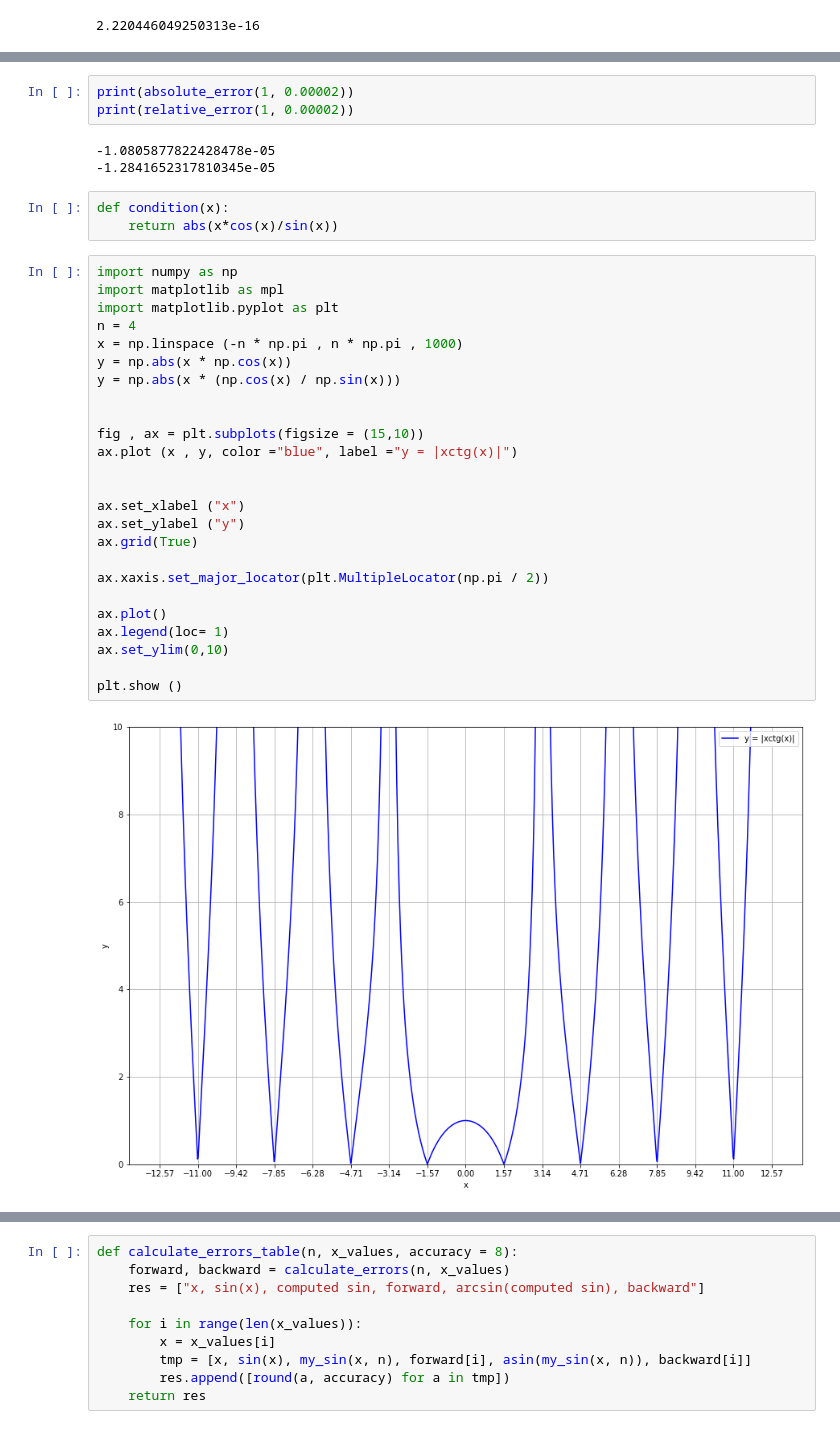
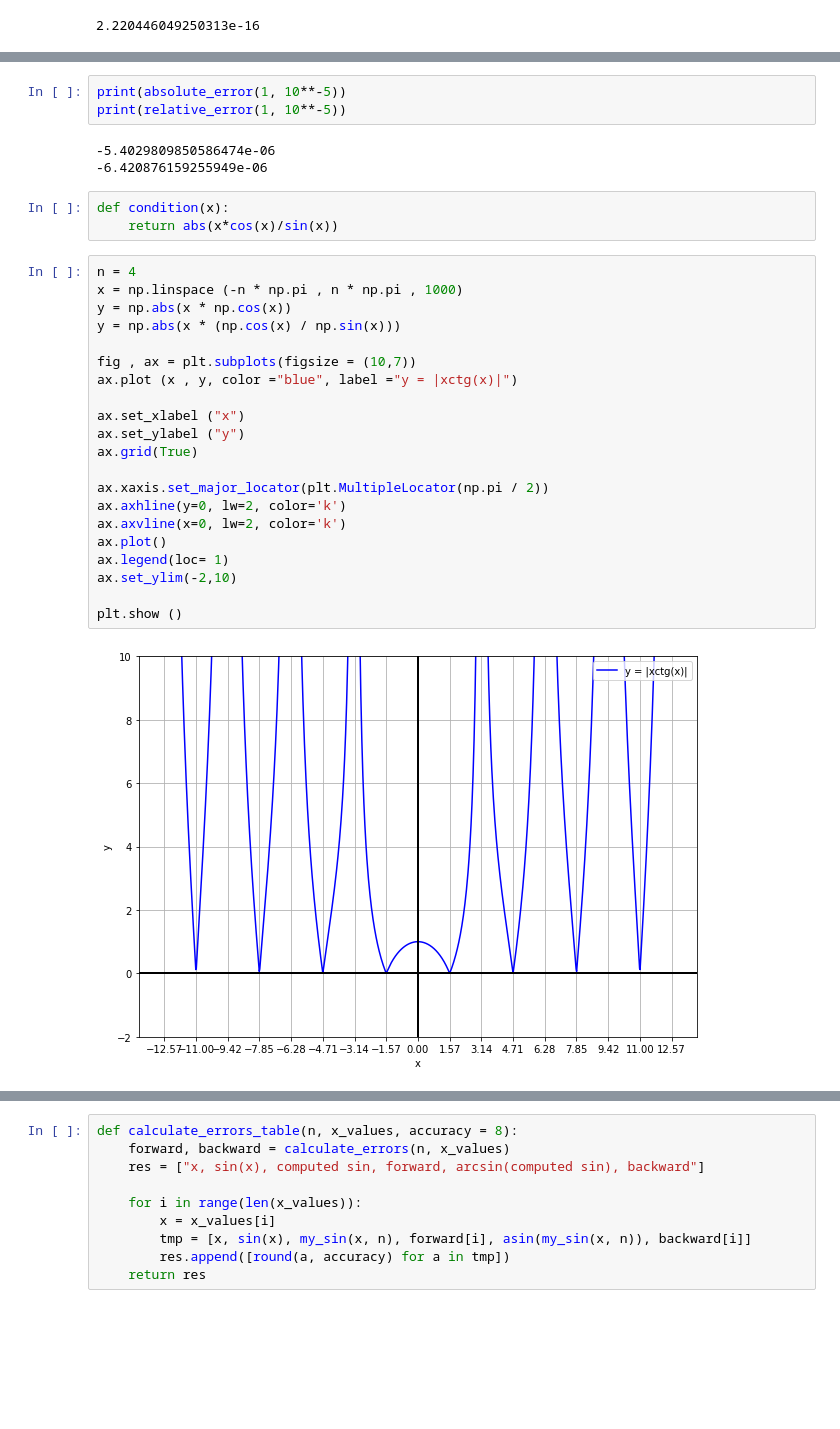
Before and after one commit to RysiekPrecikowski/MOwNiT, a Jupyter notebook: lab1.ipynb, the cells around one changed output, grey strips where cells are left out. Drawn from its saved outputs; the diff is of its cells as text; blank space fills up the shorter version.

```diff
--- a/lab1.ipynb
+++ b/lab1.ipynb
@@ -27,38 +36,34 @@ def absolute_error(x, e):
 def relative_error(x, e):
     return absolute_error(x, e) / sin(x)
 # %%
-print(absolute_error(1, 0.00002))
-print(relative_error(1, 0.00002))
+print(absolute_error(1, 10**-5))
+print(relative_error(1, 10**-5))
 # %% [output]
--1.0805877822428478e-05
--1.2841652317810345e-05
+-5.4029809850586474e-06
+-6.420876159255949e-06
 # %%
 def condition(x):
     return abs(x*cos(x)/sin(x))
 # %%
-import numpy as np
-import matplotlib as mpl
-import matplotlib.pyplot as plt
 n = 4
 x = np.linspace (-n * np.pi , n * np.pi , 1000)
 y = np.abs(x * np.cos(x))
 y = np.abs(x * (np.cos(x) / np.sin(x)))
 
-
-fig , ax = plt.subplots(figsize = (15,10))
+fig , ax = plt.subplots(figsize = (10,7))
 ax.plot (x , y, color ="blue", label ="y = |xctg(x)|")
-
 
 ax.set_xlabel ("x")
 ax.set_ylabel ("y")
 ax.grid(True)
 
 ax.xaxis.set_major_locator(plt.MultipleLocator(np.pi / 2))
-
+ax.axhline(y=0, lw=2, color='k')
+ax.axvline(x=0, lw=2, color='k')
 ax.plot()
 ax.legend(loc= 1)
-ax.set_ylim(0,10)
+ax.set_ylim(-2,10)
 
 plt.show ()
 # %% [output]
-[figure, old version]
+[figure, new version]
```
Also changed, not shown: parts of 16 cells of this notebook.
